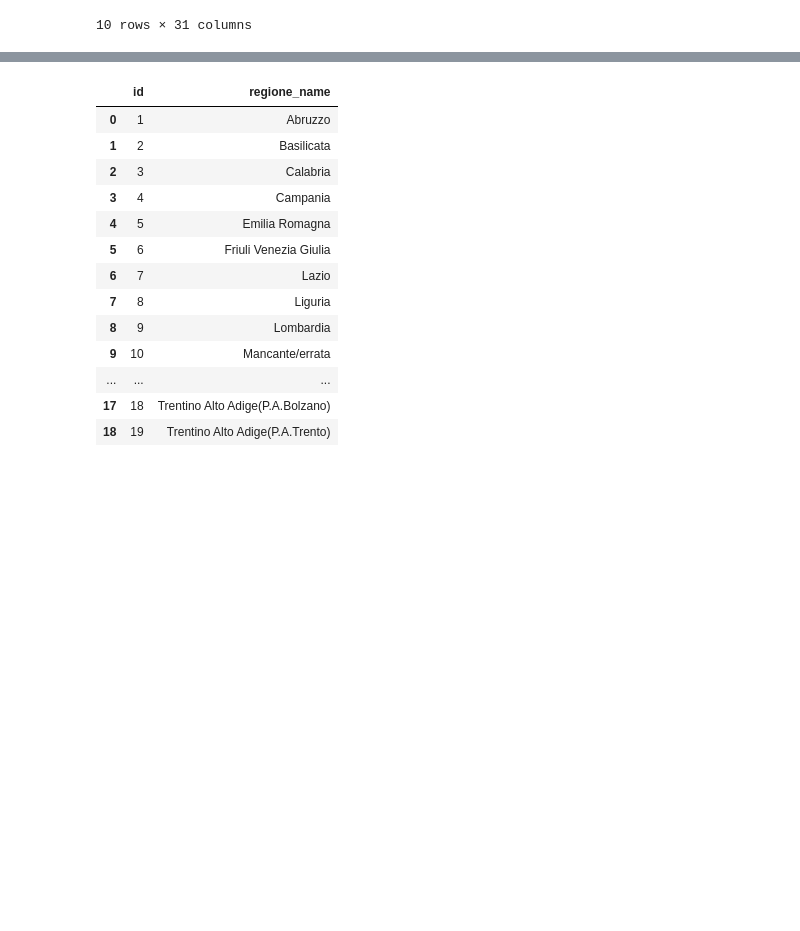
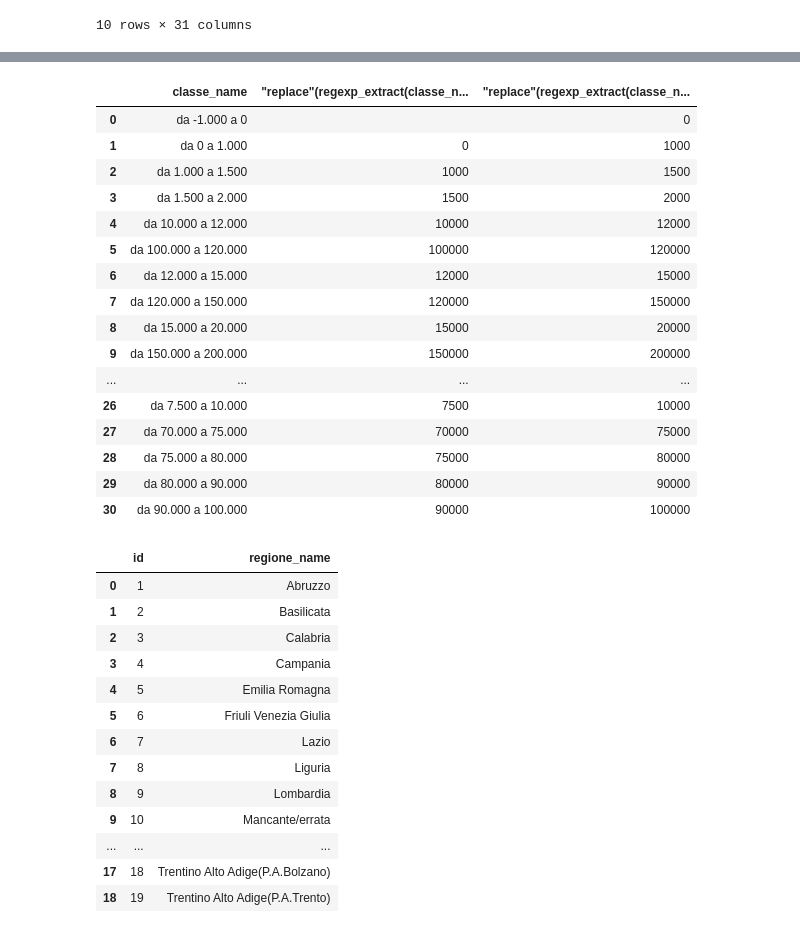
Before and after one commit to UniVR-DH/DBMS-course, a Jupyter notebook: notebooks/lab03-duckdb.ipynb, the cells around one changed output, grey strips where cells are left out. Drawn from its saved outputs; the diff is of its cells as text; code cells hidden in the pictures; blank space fills up the shorter version.

```diff
--- a/notebooks/lab03-duckdb.ipynb
+++ b/notebooks/lab03-duckdb.ipynb
@@ -180,3 +237,27 @@ SELECT * FROM classe_codes;
+# %%
+%%sql
+ROLLBACK;
+SELECT classe_name, REPLACE(REGEXP_EXTRACT(classe_name, 'da ([0-9.]+)', 1), '.', ''), REPLACE(REGEXP_EXTRACT(classe_name, 'a ([0-9.]+)$', 1), '.', '')
+FROM classe_codes
+WHERE classe_name LIKE 'da % a %';
+# %% [output]
+|  | classe_name | "replace"(regexp_extract(classe_n... | "replace"(regexp_extract(classe_n... |
+| 0 | da -1.000 a 0 |  | 0 |
+| 1 | da 0 a 1.000 | 0 | 1000 |
+| 2 | da 1.000 a 1.500 | 1000 | 1500 |
+| 3 | da 1.500 a 2.000 | 1500 | 2000 |
+| 4 | da 10.000 a 12.000 | 10000 | 12000 |
+| 5 | da 100.000 a 120.000 | 100000 | 120000 |
+| 6 | da 12.000 a 15.000 | 12000 | 15000 |
+| 7 | da 120.000 a 150.000 | 120000 | 150000 |
+| 8 | da 15.000 a 20.000 | 15000 | 20000 |
+| 9 | da 150.000 a 200.000 | 150000 | 200000 |
+| ... | ... | ... | ... |
+| 26 | da 7.500 a 10.000 | 7500 | 10000 |
+| 27 | da 70.000 a 75.000 | 70000 | 75000 |
+| 28 | da 75.000 a 80.000 | 75000 | 80000 |
+| 29 | da 80.000 a 90.000 | 80000 | 90000 |
+| 30 | da 90.000 a 100.000 | 90000 | 100000 |
 # %%
 %%sql
 -- Show the generated IDs
```
Also changed, not shown: parts of 6 cells of this notebook.
